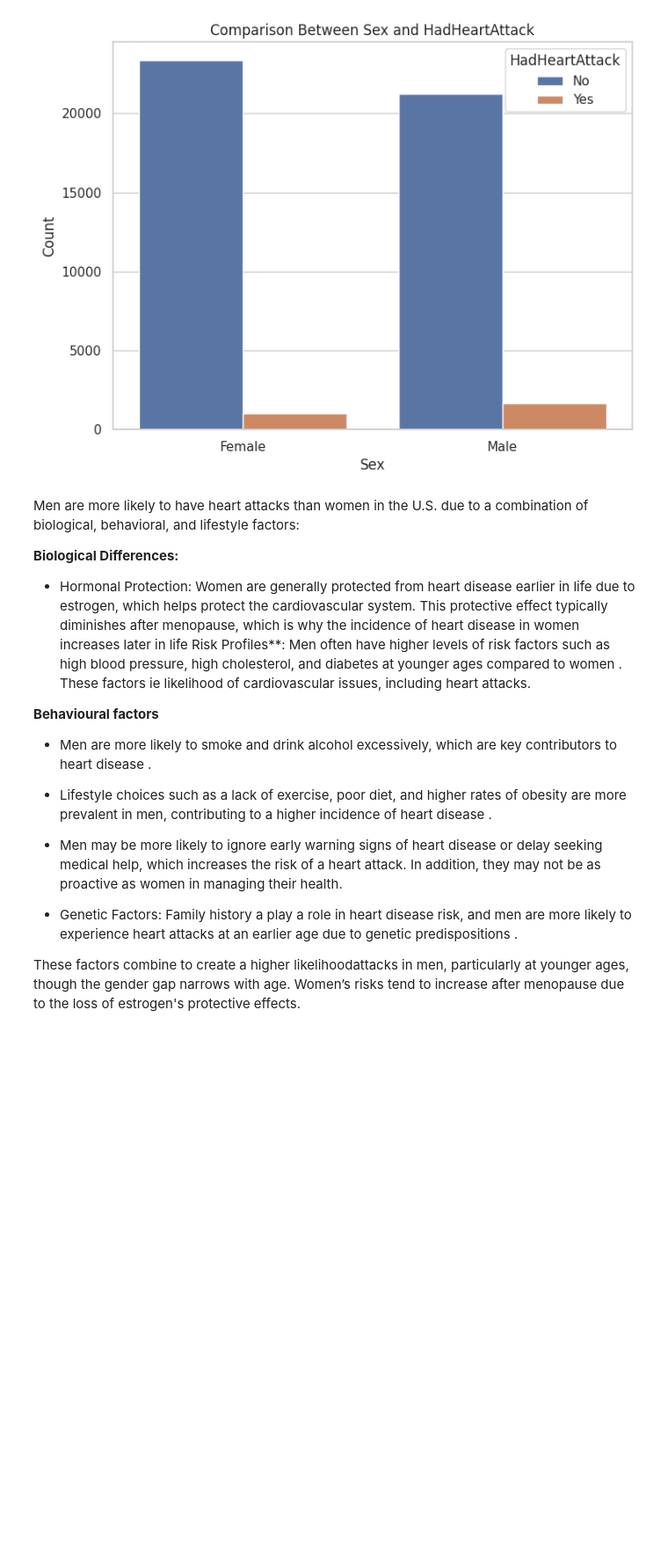
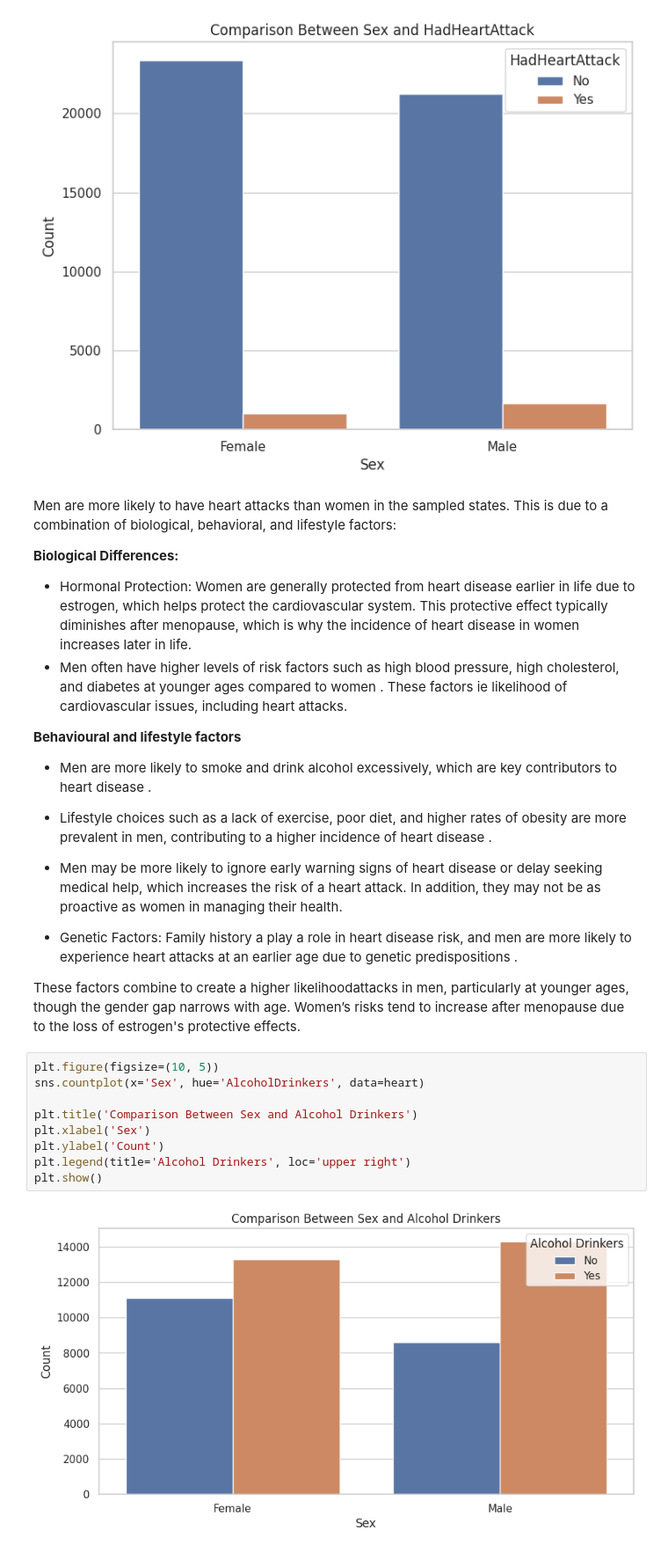
Before and after one commit to mk7890/Python_Data_Analysis, a Jupyter notebook: heart2022.ipynb, the cells around one changed output. Shown at 88% size. Drawn from its saved outputs; the diff is of its cells as text; blank space fills up the shorter version.

```diff
--- a/heart2022.ipynb
+++ b/heart2022.ipynb
@@ -825,13 +825,14 @@ plt.show()
 # %% [output]
 [figure]
 # %% [markdown]
-Men are more likely to have heart attacks than women in the U.S. due to a combination of biological, behavioral, and lifestyle factors:
+Men are more likely to have heart attacks than women in the sampled states. This is due to a combination of biological, behavioral, and lifestyle factors:
 
  **Biological Differences:**
 
-- Hormonal Protection: Women are generally protected from heart disease earlier in life due to estrogen, which helps protect the cardiovascular system. This protective effect typically diminishes after menopause, which is why the incidence of heart disease in women increases later in life Risk Profiles**: Men often have higher levels of risk factors such as high blood pressure, high cholesterol, and diabetes at younger ages compared to women . These factors ie likelihood of cardiovascular issues, including heart attacks.
+- Hormonal Protection: Women are generally protected from heart disease earlier in life due to estrogen, which helps protect the cardiovascular system. This protective effect typically diminishes after menopause, which is why the incidence of heart disease in women increases later in life.
+- Men often have higher levels of risk factors such as high blood pressure, high cholesterol, and diabetes at younger ages compared to women . These factors ie likelihood of cardiovascular issues, including heart attacks.
 
-**Behavioural factors**
+**Behavioural and lifestyle factors**
 
 - Men are more likely to smoke and drink alcohol excessively, which are key contributors to heart disease .
 
@@ -842,3 +843,14 @@ Men are more likely to have heart attacks than women in the U.S. due to a combin
 - Genetic Factors: Family history a play a role in heart disease risk, and men are more likely to experience heart attacks at an earlier age due to genetic predispositions .
 
 These factors combine to create a higher likelihoodattacks in men, particularly at younger ages, though the gender gap narrows with age. Women’s risks tend to increase after menopause due to the loss of estrogen's protective effects.
+# %%
+plt.figure(figsize=(10, 5))
+sns.countplot(x='Sex', hue='AlcoholDrinkers', data=heart)
+
+plt.title('Comparison Between Sex and Alcohol Drinkers')
+plt.xlabel('Sex')
+plt.ylabel('Count')
+plt.legend(title='Alcohol Drinkers', loc='upper right')
+plt.show()
+# %% [output]
+[figure, added]
```
Also changed, not shown: parts of 12 cells of this notebook.
